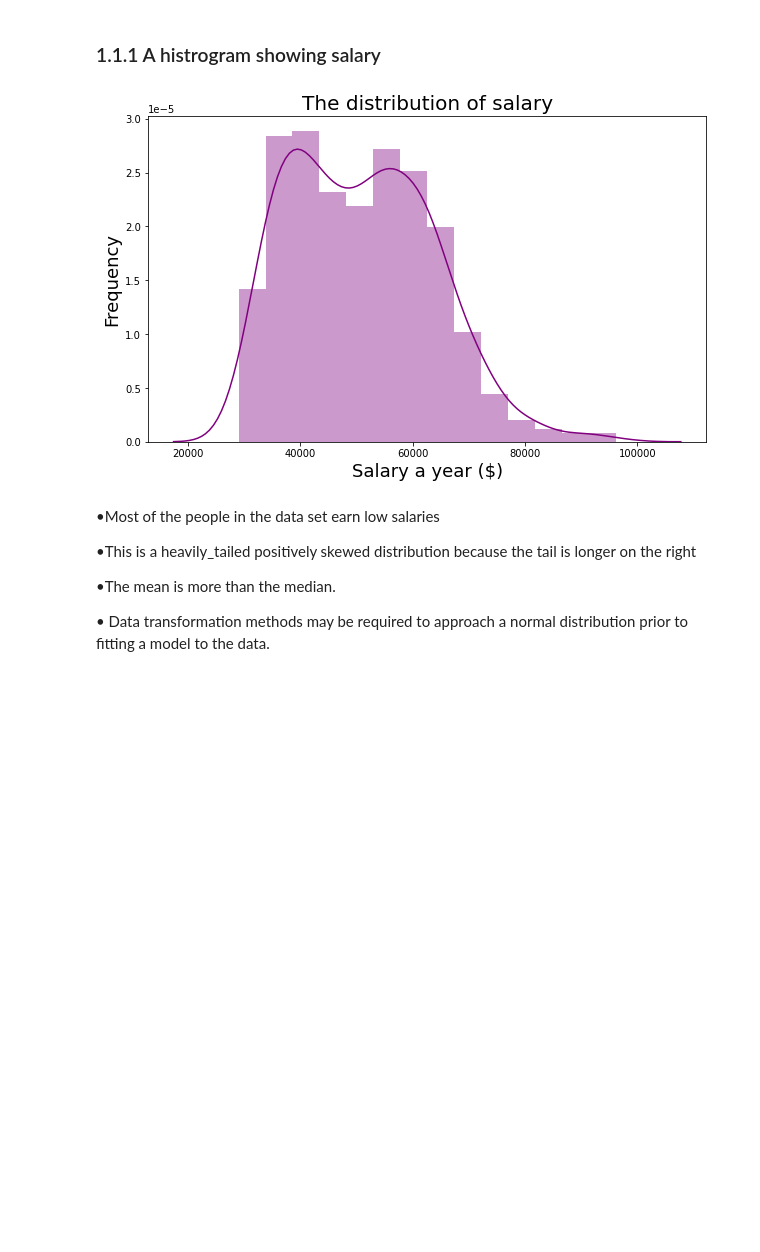
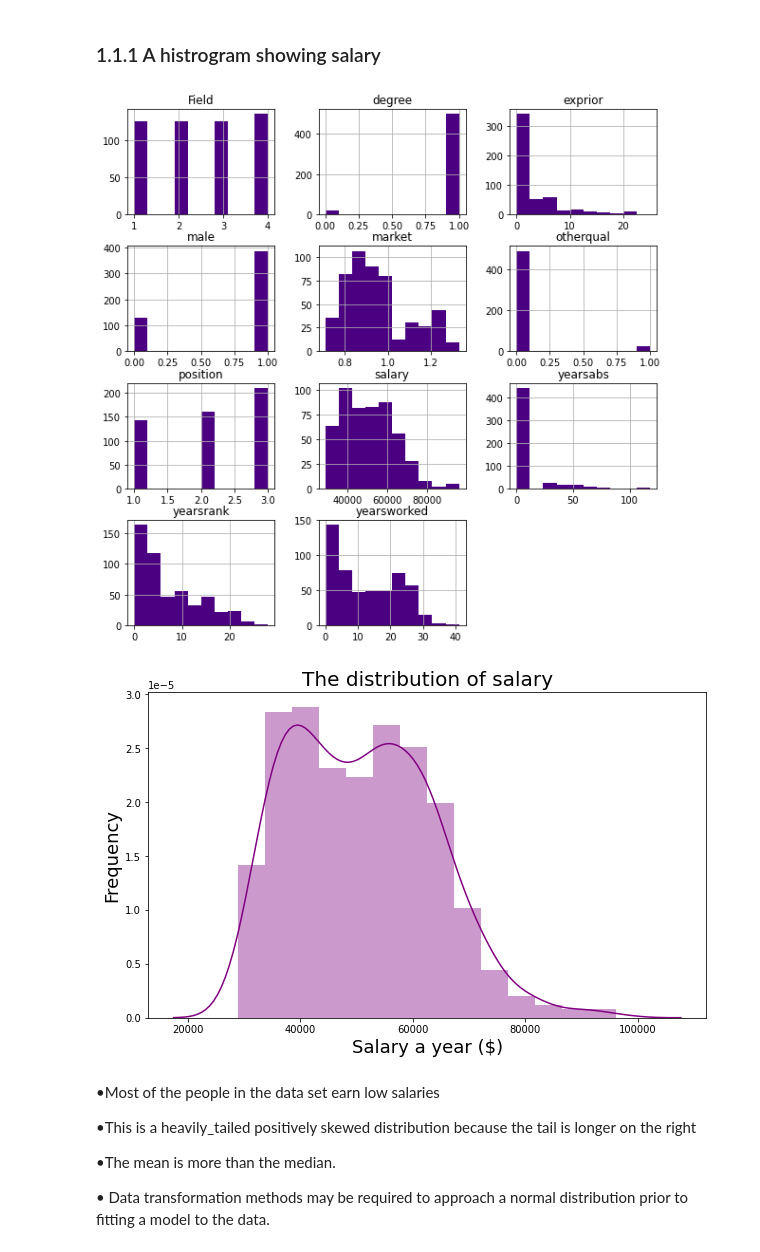
Before and after one commit to rethabilethulo/Validation_-_Simple_Linear_Regression, a Jupyter notebook: Cross_Validation_&_Simple_Linear_Regression.ipynb, the cells around one changed output. Cells and saved outputs as stored; diff of their text form; code cells hidden in the pictures; blank space fills up the shorter version.

```diff
--- a/Cross_Validation_&_Simple_Linear_Regression.ipynb
+++ b/Cross_Validation_&_Simple_Linear_Regression.ipynb
@@ -109,9 +109,9 @@ salaries.describe()
 # %%
 #Examining null values in salary and filling null with median
 
-nan_df = salaries.fillna(salaries['salary'].mean())
+salaries = salaries.fillna(salaries['salary'].mean())
 
-nan_df.isnull().sum()
+salaries.isnull().sum()
 # %% [output]
 salary         0
 exprior        0
@@ -127,6 +127,11 @@ yearsabs       0
 dtype: int64
 # %% [markdown]
 ### 1.1.1 A histrogram showing salary
+# %%
+salaries.hist(figsize =(10, 10), color = "indigo");
+_= plt.show()
+# %% [output]
+[figure, added]
 # %%
 # The histogram distribution is now visualized for Salary per year
 
@@ -137,7 +142,7 @@ plt.xlabel("Salary a year ($)", fontsize = 18)
 plt.ylabel("Frequency", fontsize = 18)
 plt.show;
 # %% [output]
-[figure, old version]
+[figure, new version]
 # %% [markdown]
 •Most of the people in the data set earn low salaries
 
```
Also changed, not shown: parts of 24 cells of this notebook.
